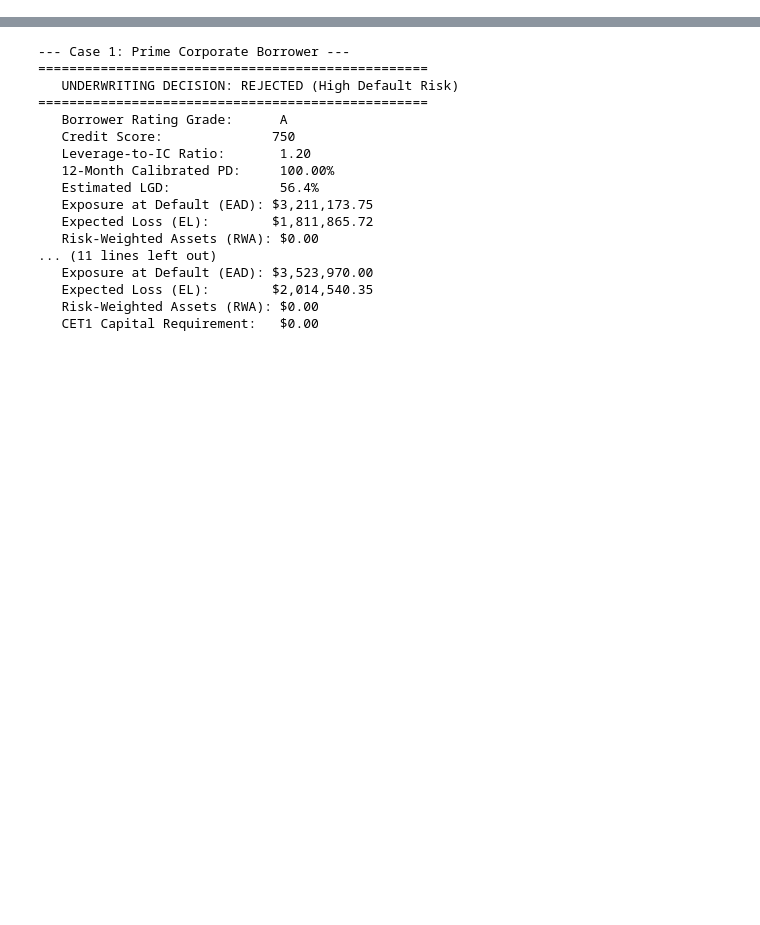
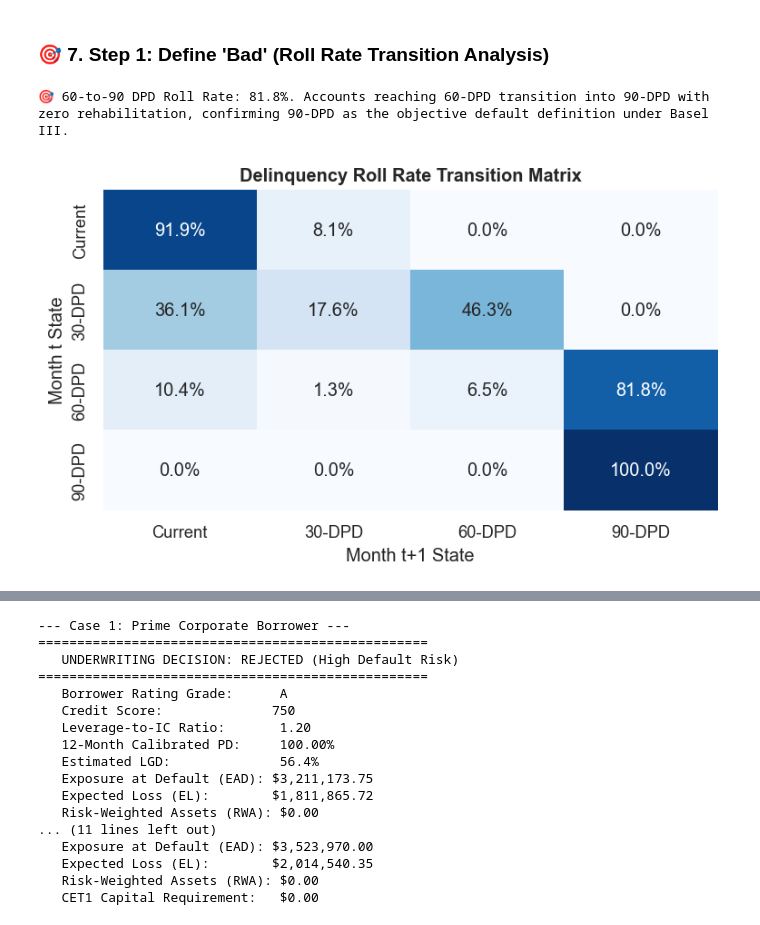
Before and after one commit to Bibek4797/Corporate-Credit-Risk-Engine-Estimating-Probability-of-Default-via-Explainable-ML, a Jupyter notebook: CreditRiskEngine.ipynb, the cells around one changed output, grey strips where cells are left out. Cells and saved outputs as stored; diff of their text form; code cells hidden in the pictures; blank space fills up the shorter version.

```diff
--- a/CreditRiskEngine.ipynb
+++ b/CreditRiskEngine.ipynb
@@ -765,0 +204,44 @@ Programmatically scores new credit applications and calculates $PD$, $LGD$, $EAD
+# %% [markdown]
+### 🎯 7. Step 1: Define 'Bad' (Roll Rate Transition Analysis)
+# %%
+np.random.seed(43)
+n_sample = 1000
+roll_records = []
+for loan_id in range(1, n_sample + 1):
+    state = 0
+    for month in range(1, 6):
+        roll_records.append({"loan_id": loan_id, "month": month, "dpd_status": state})
+        if state == 0:
+            state = np.random.choice([0, 1], p=[0.92, 0.08])
+        elif state == 1:
+            state = np.random.choice([0, 1, 2], p=[0.40, 0.20, 0.40])
+        elif state == 2:
+            state = np.random.choice([0, 1, 2, 3], p=[0.10, 0.02, 0.03, 0.85])
+        else:
+            state = 3
+
+delinq_df = pd.DataFrame(roll_records)
+df_t  = delinq_df.copy()
+df_t1 = delinq_df.copy()
+df_t1["month"] = df_t1["month"] - 1
+merged_delinq = pd.merge(df_t, df_t1, on=["loan_id", "month"], suffixes=("_t", "_t1"))
+
+states = {0: "Current", 1: "30-DPD", 2: "60-DPD", 3: "90-DPD"}
+counts_mx = pd.crosstab(merged_delinq["dpd_status_t"], merged_delinq["dpd_status_t1"])
+matrix_roll = counts_mx.div(counts_mx.sum(axis=1), axis=0).fillna(0)
+matrix_roll.index = [states[i] for i in matrix_roll.index]
+matrix_roll.columns = [states[c] for c in matrix_roll.columns]
+
+plt.figure(figsize=(6.5, 4))
+sns.heatmap(matrix_roll, annot=True, fmt=".1%", cmap="Blues", cbar=False)
+plt.title("Delinquency Roll Rate Transition Matrix", fontsize=12, fontweight="bold")
+plt.xlabel("Month t+1 State")
+plt.ylabel("Month t State")
+plt.tight_layout()
+plt.show()
+
+roll_60_90 = matrix_roll.loc["60-DPD", "90-DPD"]
+print(f"🎯 60-to-90 DPD Roll Rate: {roll_60_90*100:.1f}%. Accounts reaching 60-DPD transition into 90-DPD with zero rehabilitation, confirming 90-DPD as the objective default definition under Basel III.")
+# %% [output]
+🎯 60-to-90 DPD Roll Rate: 81.8%. Accounts reaching 60-DPD transition into 90-DPD with zero rehabilitation, confirming 90-DPD as the objective default definition under Basel III.
+[figure, added]
```
Also changed, not shown: parts of 65 cells of this notebook.
